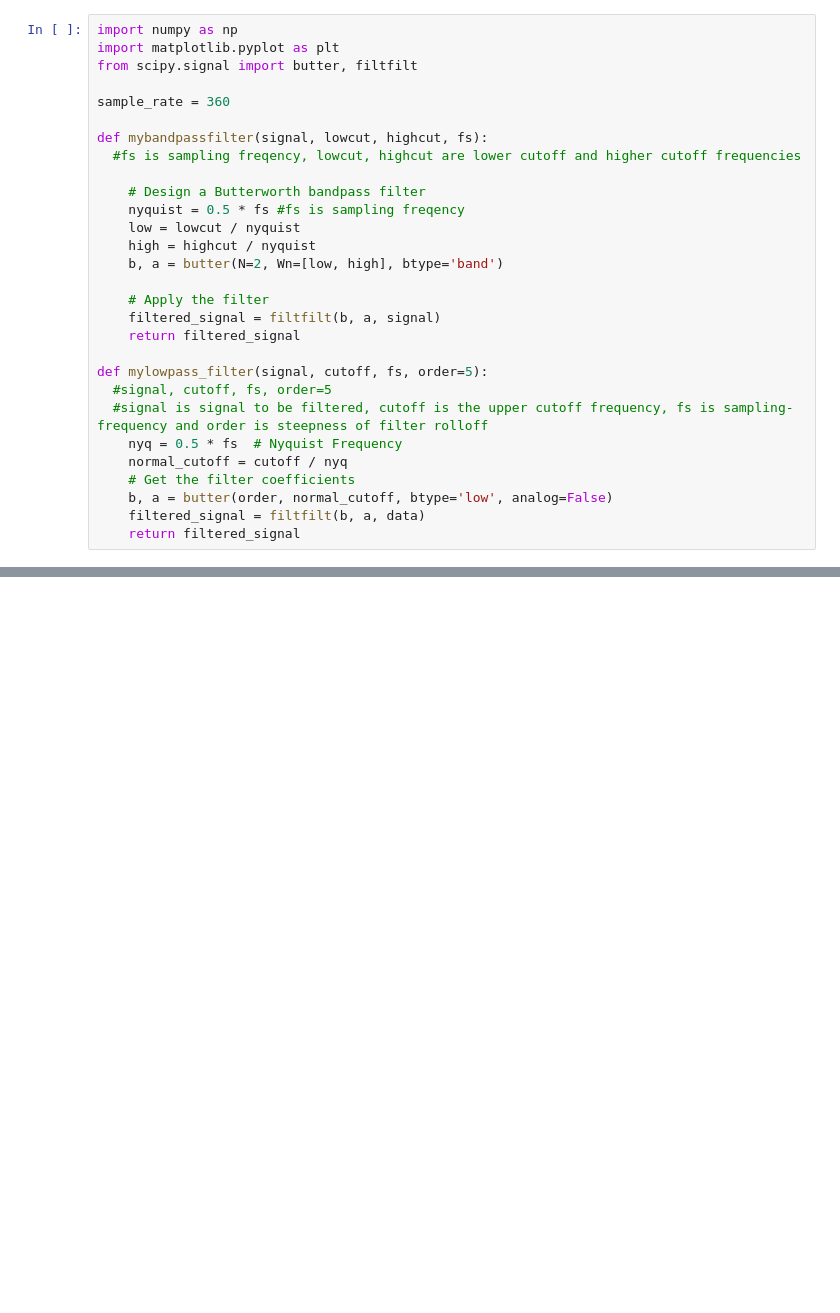
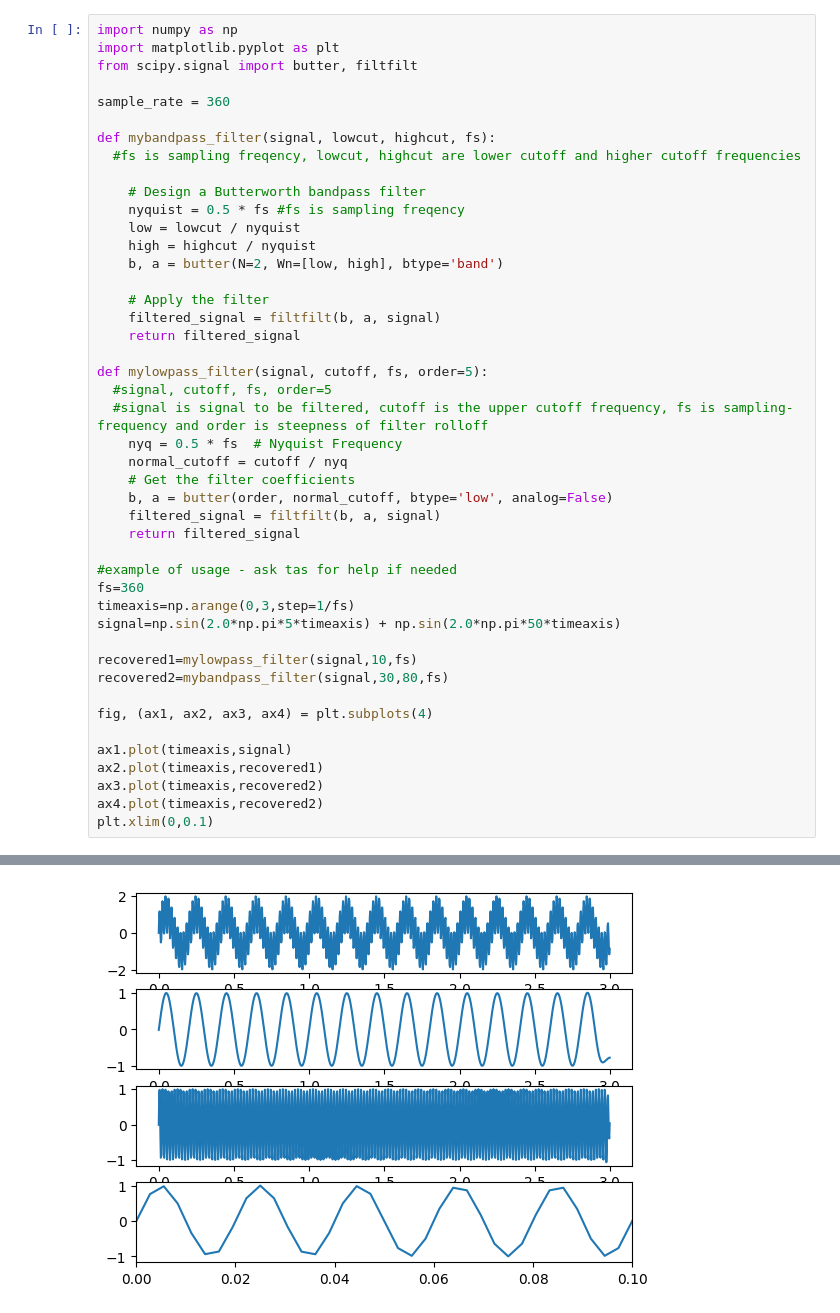
Before and after one commit to bsureshkrishna/qlsc600_2023, a Jupyter notebook: ecg_assignment.ipynb, the cells around one changed output, grey strips where cells are left out. Saved outputs shown, nothing was run; the diff lists cells and outputs as text; blank space fills up the shorter version.

```diff
--- a/ecg_assignment.ipynb
+++ b/ecg_assignment.ipynb
@@ -7,7 +7,7 @@ from scipy.signal import butter, filtfilt
 
 sample_rate = 360
 
-def mybandpassfilter(signal, lowcut, highcut, fs):
+def mybandpass_filter(signal, lowcut, highcut, fs):
   #fs is sampling freqency, lowcut, highcut are lower cutoff and higher cutoff frequencies
 
     # Design a Butterworth bandpass filter
@@ -27,5 +27,22 @@ def mylowpass_filter(signal, cutoff, fs, order=5):
     normal_cutoff = cutoff / nyq
     # Get the filter coefficients
     b, a = butter(order, normal_cutoff, btype='low', analog=False)
-    filtered_signal = filtfilt(b, a, data)
+    filtered_signal = filtfilt(b, a, signal)
     return filtered_signal
+
+#example of usage - ask tas for help if needed
+fs=360
+timeaxis=np.arange(0,3,step=1/fs)
+signal=np.sin(2.0*np.pi*5*timeaxis) + np.sin(2.0*np.pi*50*timeaxis)
+
+recovered1=mylowpass_filter(signal,10,fs)
+recovered2=mybandpass_filter(signal,30,80,fs)
+
+fig, (ax1, ax2, ax3, ax4) = plt.subplots(4)
+
+ax1.plot(timeaxis,signal)
+ax2.plot(timeaxis,recovered1)
+ax3.plot(timeaxis,recovered2)
+ax4.plot(timeaxis,recovered2)
+plt.xlim(0,0.1)
+# %% [output]
@@ -31,0 +50 @@ def mylowpass_filter(signal, cutoff, fs, order=5):
+[figure, added]
```
Also changed, not shown: parts of 1 cell of this notebook.
